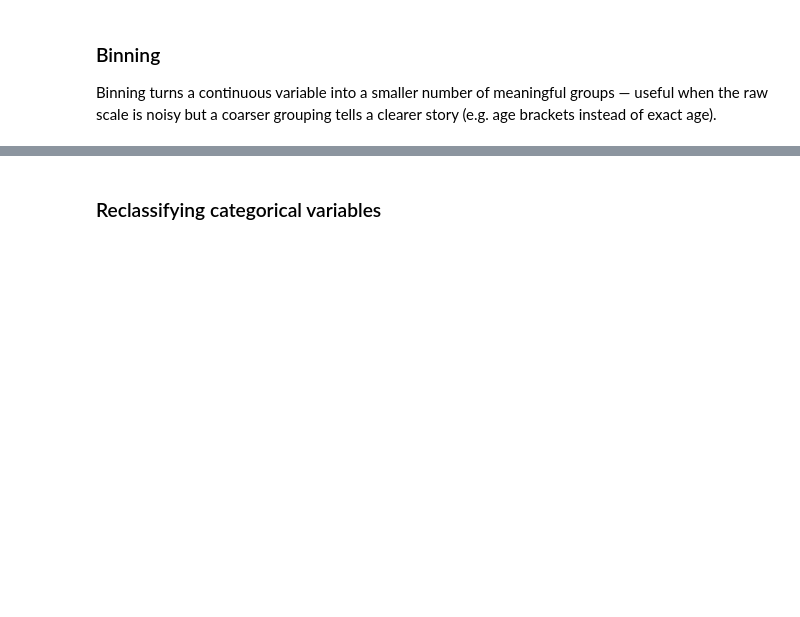
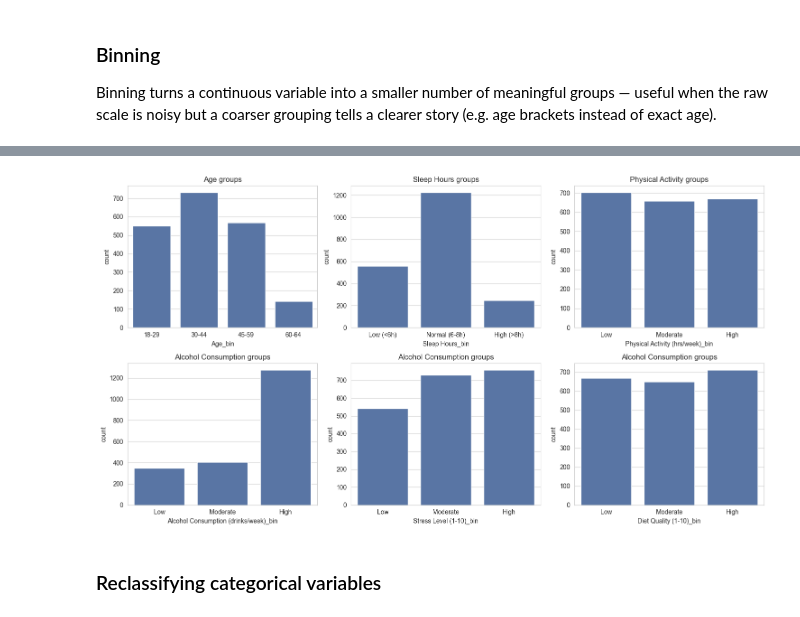
Before and after one commit to sabzparto/BC-mini-project, a Jupyter notebook: Psychology.ipynb, the cells around one changed output, grey strips where cells are left out. Drawn from its saved outputs; the diff is of its cells as text; code cells hidden in the pictures; blank space fills up the shorter version.

Commit message:
add some more binnings for other features

```diff
--- a/Psychology.ipynb
+++ b/Psychology.ipynb
@@ -560,0 +583,5 @@ plt.show()
+# %%
+data = binning(data, 'Physical Activity (hrs/week)', method='quantile',
+               bins=3, labels=['Low', 'Moderate', 'High'])
+
+data['Physical Activity (hrs/week)_bin'].value_counts().sort_index()
@@ -560,0 +610,5 @@ plt.show()
+# %%
+data = binning(data, 'Alcohol Consumption (drinks/week)', method='custom',
+               thresholds=[-0.01, 3, 7, 20],
+               labels=['Low', 'Moderate', 'High'])
+data['Alcohol Consumption (drinks/week)_bin'].value_counts().sort_index()
@@ -560,0 +623,5 @@ plt.show()
+# %%
+data = binning(data, 'Stress Level (1-10)', method='custom',
+               thresholds=[-0.01, 3, 7, 10],
+               labels=['Low', 'Moderate', 'High'])
+data['Stress Level (1-10)_bin'].value_counts().sort_index()
@@ -560,0 +636,5 @@ plt.show()
+# %%
+data = binning(data, 'Diet Quality (1-10)', method='custom',
+               thresholds=[-0.01, 3, 6.5, 10],
+               labels=['Low', 'Moderate', 'High'])
+data['Diet Quality (1-10)_bin'].value_counts().sort_index()
@@ -561,3 +649,35 @@ plt.show()
+# %%
+fig, axes = plt.subplots(2, 3, figsize=(15, 8))
+
+sns.countplot(data=data, x='Age_bin',
+              order=['18-29', '30-44', '45-59', '60-64'], color='#4C72B0', ax=axes[0,0])
+axes[0,0].set_title('Age groups')
+
+sns.countplot(data=data, x='Sleep Hours_bin',
+              order=['Low (<6h)', 'Normal (6-8h)', 'High (>8h)'], color='#4C72B0', ax=axes[0,1])
+axes[0,1].set_title('Sleep Hours groups')
+
+sns.countplot(data=data, x='Physical Activity (hrs/week)_bin',
+              order=['Low', 'Moderate', 'High'], color='#4C72B0', ax=axes[0,2])
+axes[0,2].set_title('Physical Activity groups')
+
+sns.countplot(data=data, x='Alcohol Consumption (drinks/week)_bin',
+              order=['Low', 'Moderate', 'High'], color='#4C72B0', ax=axes[1,0])
+axes[1,0].set_title('Alcohol Consumption groups')
+
+sns.countplot(data=data, x='Stress Level (1-10)_bin',
+              order=['Low', 'Moderate', 'High'], color='#4C72B0', ax=axes[1,1])
+axes[1,1].set_title('Alcohol Consumption groups')
+
+sns.countplot(data=data, x='Diet Quality (1-10)_bin',
+              order=['Low', 'Moderate', 'High'], color='#4C72B0', ax=axes[1,2])
+axes[1,2].set_title('Alcohol Consumption groups')
+
+
+plt.tight_layout()
+plt.show()
+# %% [output]
+[figure, added]
 # %% [markdown]
 ### Reclassifying categorical variables
 # %%
```
Also changed, not shown: parts of 12 cells of this notebook.
